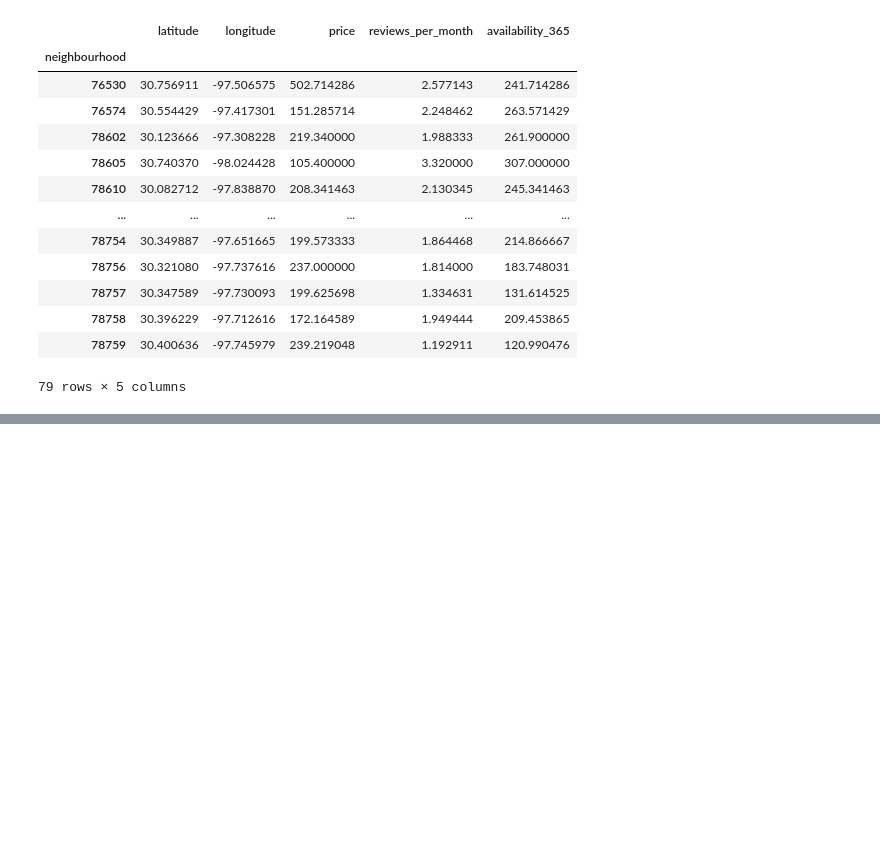
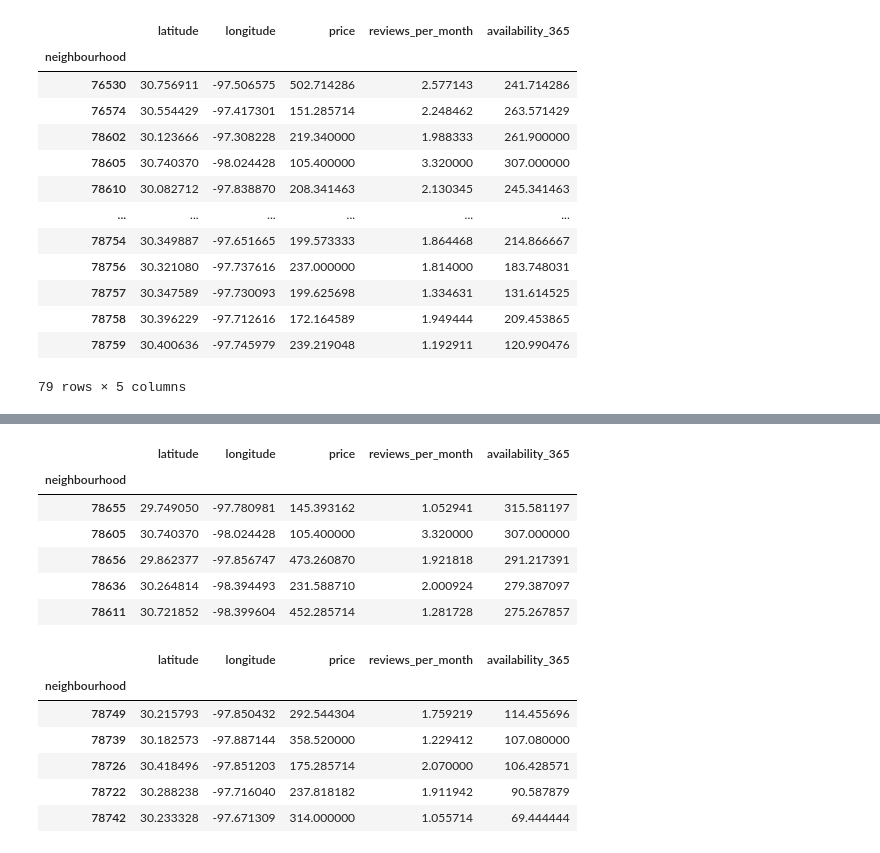
Before and after one commit to Rishi-Prasadha/Austin-Zillow-Airbnb-Analysis-Application, a Jupyter notebook: quinn/airbnb_data_analysis.ipynb, the cells around one changed output, grey strips where cells are left out. Saved outputs shown, nothing was run; the diff lists cells and outputs as text; code cells hidden in the pictures; blank space fills up the shorter version.

Commit message:
Further Airbnb availability analysis

```diff
--- a/quinn/airbnb_data_analysis.ipynb
+++ b/quinn/airbnb_data_analysis.ipynb
@@ -44,3 +44,22 @@ home_zip_df.hvplot.points(
 )
 # %% [output]
 [interactive output not drawn]
+# %%
+home_zip_df = home_zip_df.sort_values(['availability_365'], ascending=False)
+display(home_zip_df.head())
+display(home_zip_df.tail())
+# %% [output]
+|  | latitude | longitude | price | reviews_per_month | availability_365 |
+| neighbourhood |  |  |  |  |  |
+| 78655 | 29.749050 | -97.780981 | 145.393162 | 1.052941 | 315.581197 |
+| 78605 | 30.740370 | -98.024428 | 105.400000 | 3.320000 | 307.000000 |
+| 78656 | 29.862377 | -97.856747 | 473.260870 | 1.921818 | 291.217391 |
+| 78636 | 30.264814 | -98.394493 | 231.588710 | 2.000924 | 279.387097 |
+| 78611 | 30.721852 | -98.399604 | 452.285714 | 1.281728 | 275.267857 |
+|  | latitude | longitude | price | reviews_per_month | availability_365 |
+| neighbourhood |  |  |  |  |  |
+| 78749 | 30.215793 | -97.850432 | 292.544304 | 1.759219 | 114.455696 |
+| 78739 | 30.182573 | -97.887144 | 358.520000 | 1.229412 | 107.080000 |
+| 78726 | 30.418496 | -97.851203 | 175.285714 | 2.070000 | 106.428571 |
+| 78722 | 30.288238 | -97.716040 | 237.818182 | 1.911942 | 90.587879 |
+| 78742 | 30.233328 | -97.671309 | 314.000000 | 1.055714 | 69.444444 |
```
Also changed, not shown: parts of 5 cells of this notebook.
